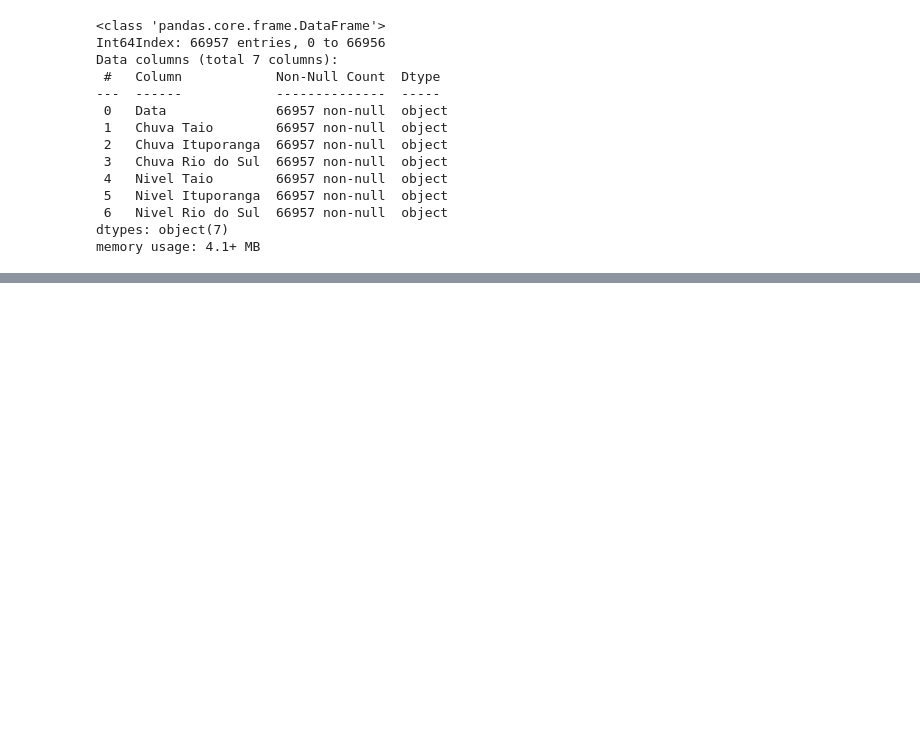
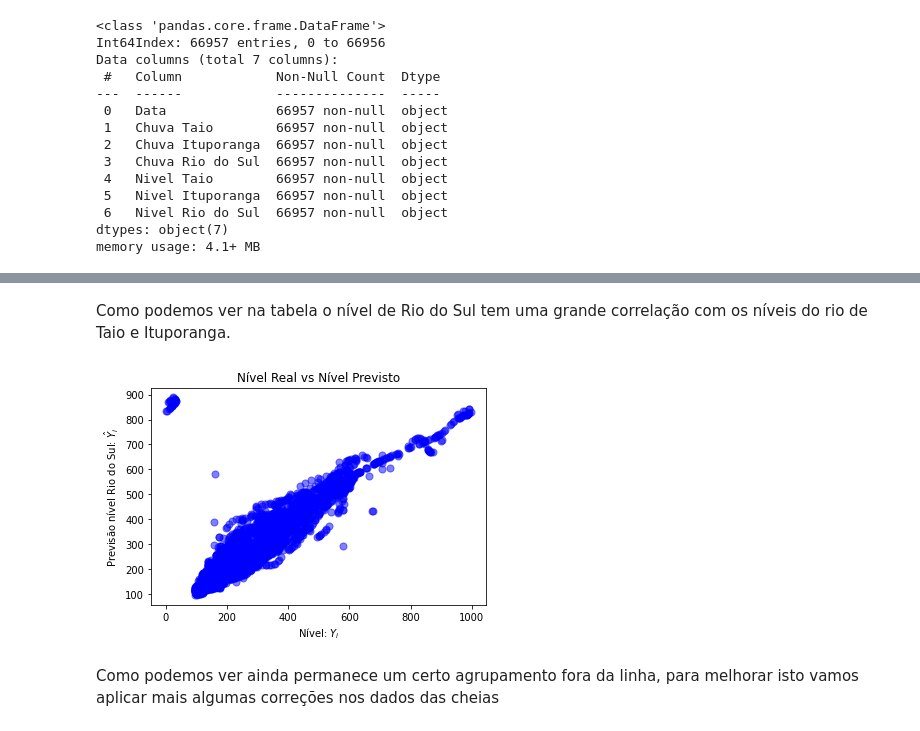
Before and after one commit to rafandoo/ciencia-de-dados, a Jupyter notebook: ATV_Previsao_cheias/cheias.ipynb, the cells around one changed output, grey strips where cells are left out. Cells and saved outputs as stored; diff of their text form; code cells hidden in the pictures; blank space fills up the shorter version.

```diff
--- a/ATV_Previsao_cheias/cheias.ipynb
+++ b/ATV_Previsao_cheias/cheias.ipynb
@@ -67,0 +151,26 @@ memory usage: 4.1+ MB
+# %% [markdown]
+Como podemos ver na tabela o nível de Rio do Sul tem uma grande correlação com os níveis do rio de Taio e Ituporanga.
+# %%
+# Logo, vamos treinar nosso modelo tendo em vista a correlação entre as variáveis
+x = cheias[["Nivel Taio", "Nivel Ituporanga"]]
+y = cheias[["Nivel Rio do Sul"]]
+
+x_train, x_test, y_train, y_test = train_test_split(x, y, train_size = 0.8, test_size = 0.2)
+# %%
+regressaoMultipla = LinearRegression()
+regressaoMultipla.fit(x_train, y_train)
+
+y_previsto = regressaoMultipla.predict(x_test)
+# %%
+# Vamos gerar um grafico de previsão para verificar as mudanças
+plt.scatter(y_test, y_previsto, c = 'b',  s = 50, alpha = 0.5)
+
+plt.xlabel("Nível: $Y_i$")
+plt.ylabel("Previsão nível Rio do Sul: $\hat{Y}_i$")
+plt.title("Nível Real vs Nível Previsto")
+
+plt.show()
+# %% [output]
+[figure, added]
+# %% [markdown]
+Como podemos ver ainda permanece um certo agrupamento fora da linha, para melhorar isto vamos aplicar mais algumas correções nos dados das cheias
```
Also changed, not shown: parts of 20 cells of this notebook.
